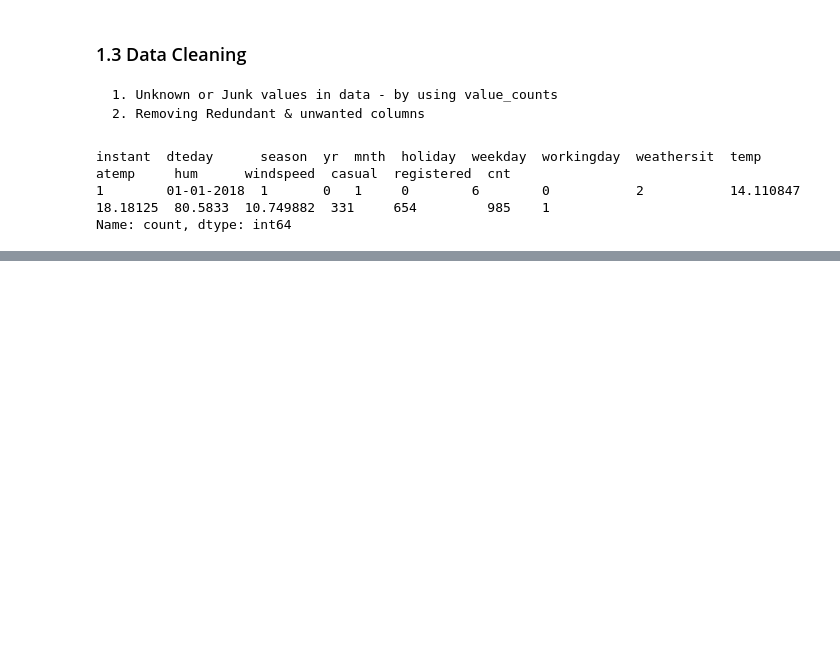
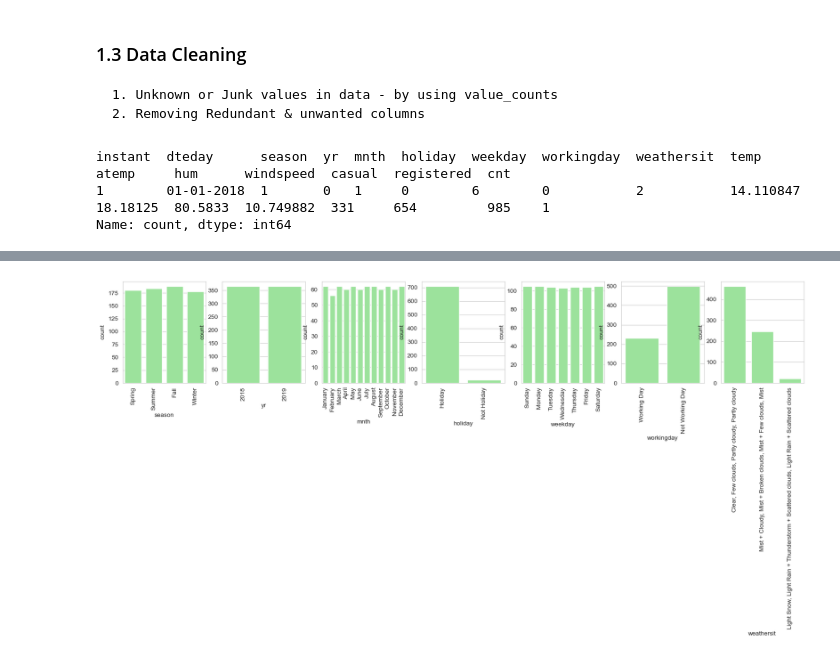
Before and after one commit to cmurakonda/Bike_Sharing, a Jupyter notebook: Bike_Sharing.ipynb, the cells around one changed output, grey strips where cells are left out. Saved outputs shown, nothing was run; the diff lists cells and outputs as text; code cells hidden in the pictures; blank space fills up the shorter version.

```diff
--- a/Bike_Sharing.ipynb
+++ b/Bike_Sharing.ipynb
@@ -248,0 +248,10 @@ plt.show()
+# %%
+import warnings
+warnings.filterwarnings("ignore")
+
+fig, axs = plt.subplots(ncols = 7, figsize=(20, 3))
+for i, column in enumerate(CATEGORICAL_COLUMNS):
+    g = sns.countplot(df_data, x=column, color='lightgreen', ax=axs[i])
+    g.set_xticklabels(labels=category_variable_name_dict[column].values(), rotation=90)
+# %% [output]
+[figure, added]
```
Also changed, not shown: parts of 32 cells of this notebook, 4 other files.
